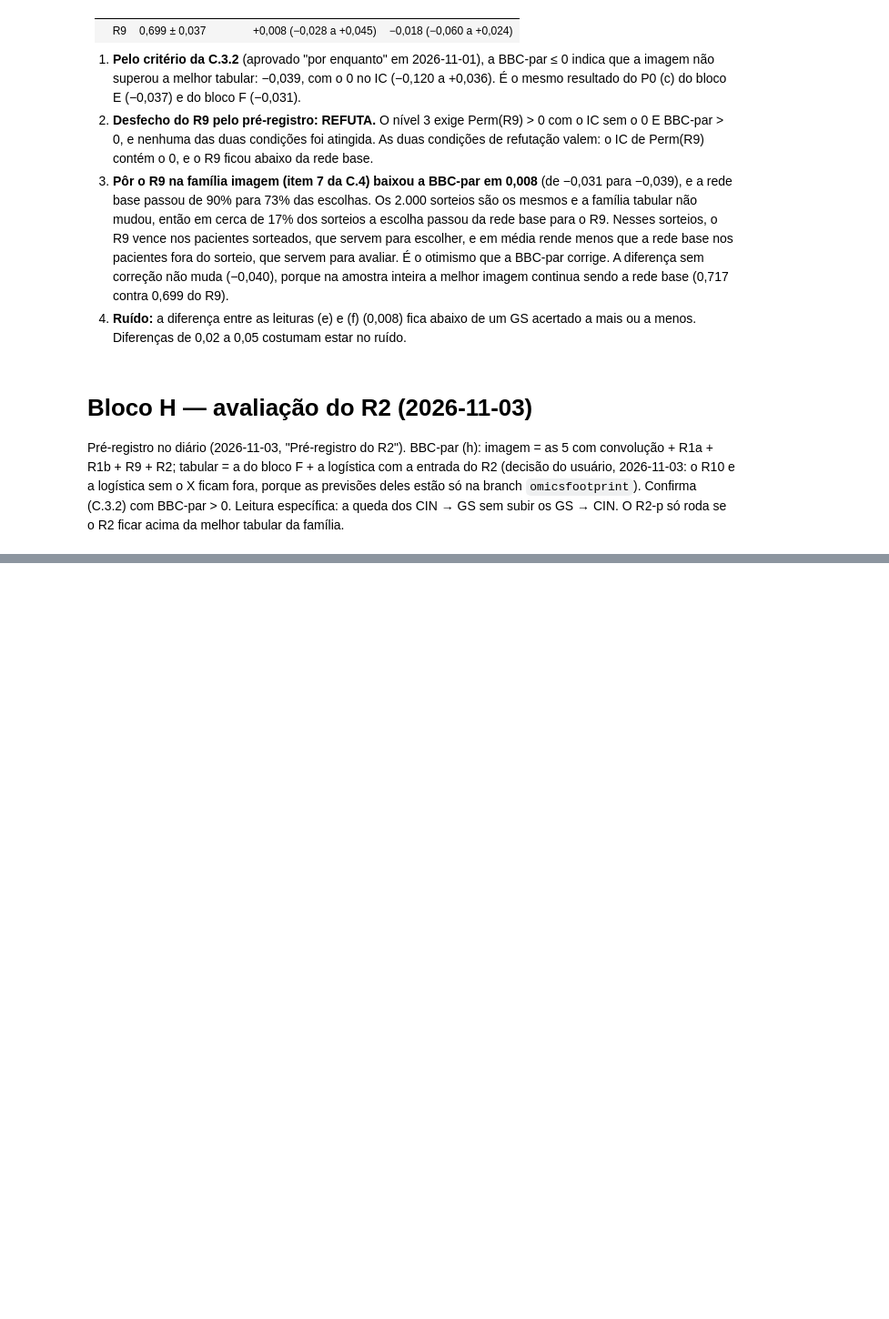
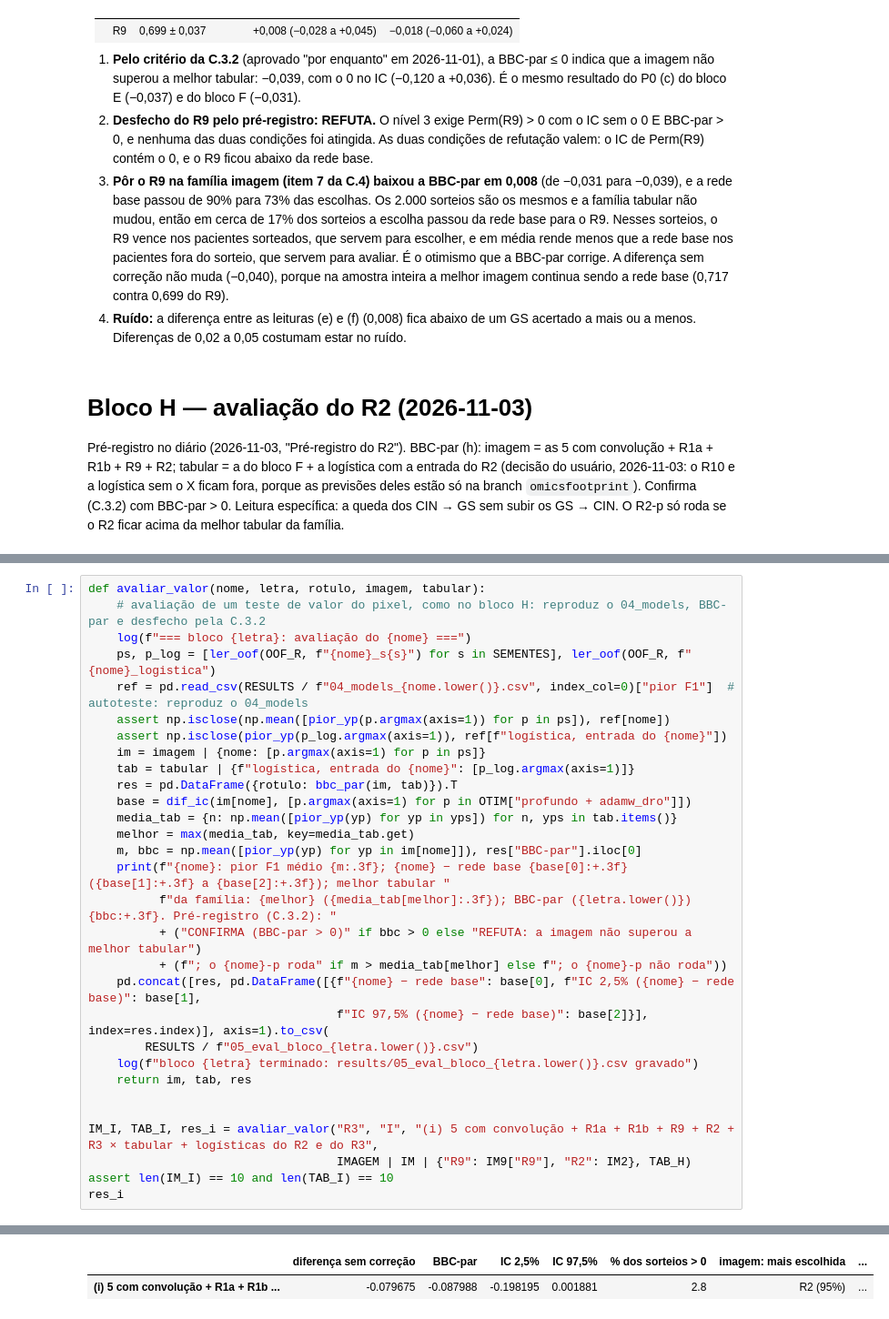
Before and after one commit to leocendino/imagens_de_cg_para_classificacao, a Jupyter notebook: notebooks/05_eval.ipynb, the cells around one changed output, grey strips where cells are left out. Shown at 91% size. Saved outputs shown, nothing was run; the diff lists cells and outputs as text; blank space fills up the shorter version.

```diff
--- a/notebooks/05_eval.ipynb
+++ b/notebooks/05_eval.ipynb
@@ -1971,0 +1984,31 @@ res_h
+# %%
+def avaliar_valor(nome, letra, rotulo, imagem, tabular):
+    # avaliação de um teste de valor do pixel, como no bloco H: reproduz o 04_models, BBC-par e desfecho pela C.3.2
+    log(f"=== bloco {letra}: avaliação do {nome} ===")
+    ps, p_log = [ler_oof(OOF_R, f"{nome}_s{s}") for s in SEMENTES], ler_oof(OOF_R, f"{nome}_logistica")
+    ref = pd.read_csv(RESULTS / f"04_models_{nome.lower()}.csv", index_col=0)["pior F1"]  # autoteste: reproduz o 04_models
+    assert np.isclose(np.mean([pior_yp(p.argmax(axis=1)) for p in ps]), ref[nome])
+    assert np.isclose(pior_yp(p_log.argmax(axis=1)), ref[f"logística, entrada do {nome}"])
+    im = imagem | {nome: [p.argmax(axis=1) for p in ps]}
+    tab = tabular | {f"logística, entrada do {nome}": [p_log.argmax(axis=1)]}
+    res = pd.DataFrame({rotulo: bbc_par(im, tab)}).T
+    base = dif_ic(im[nome], [p.argmax(axis=1) for p in OTIM["profundo + adamw_dro"]])
+    media_tab = {n: np.mean([pior_yp(yp) for yp in yps]) for n, yps in tab.items()}
+    melhor = max(media_tab, key=media_tab.get)
+    m, bbc = np.mean([pior_yp(yp) for yp in im[nome]]), res["BBC-par"].iloc[0]
+    print(f"{nome}: pior F1 médio {m:.3f}; {nome} − rede base {base[0]:+.3f} ({base[1]:+.3f} a {base[2]:+.3f}); melhor tabular "
+          f"da família: {melhor} ({media_tab[melhor]:.3f}); BBC-par ({letra.lower()}) {bbc:+.3f}. Pré-registro (C.3.2): "
+          + ("CONFIRMA (BBC-par > 0)" if bbc > 0 else "REFUTA: a imagem não superou a melhor tabular")
+          + (f"; o {nome}-p roda" if m > media_tab[melhor] else f"; o {nome}-p não roda"))
+    pd.concat([res, pd.DataFrame([{f"{nome} − rede base": base[0], f"IC 2,5% ({nome} − rede base)": base[1],
+                                   f"IC 97,5% ({nome} − rede base)": base[2]}], index=res.index)], axis=1).to_csv(
+        RESULTS / f"05_eval_bloco_{letra.lower()}.csv")
+    log(f"bloco {letra} terminado: results/05_eval_bloco_{letra.lower()}.csv gravado")
+    return im, tab, res
+
+
+IM_I, TAB_I, res_i = avaliar_valor("R3", "I", "(i) 5 com convolução + R1a + R1b + R9 + R2 + R3 × tabular + logísticas do R2 e do R3",
+                                   IMAGEM | IM | {"R9": IM9["R9"], "R2": IM2}, TAB_H)
+assert len(IM_I) == 10 and len(TAB_I) == 10
+res_i
+# %% [output]
@@ -1971,0 +2018,2 @@ res_h
+|  | diferença sem correção | BBC-par | IC 2,5% | IC 97,5% | % dos sorteios > 0 | imagem: mais escolhida | ... |
+| (i) 5 com convolução + R1a + R1b ... | -0.079675 | -0.087988 | -0.198195 | 0.001881 | 2.8 | R2 (95%) | ... |
```
Also changed, not shown: parts of 14 cells of this notebook, 1 other file.
